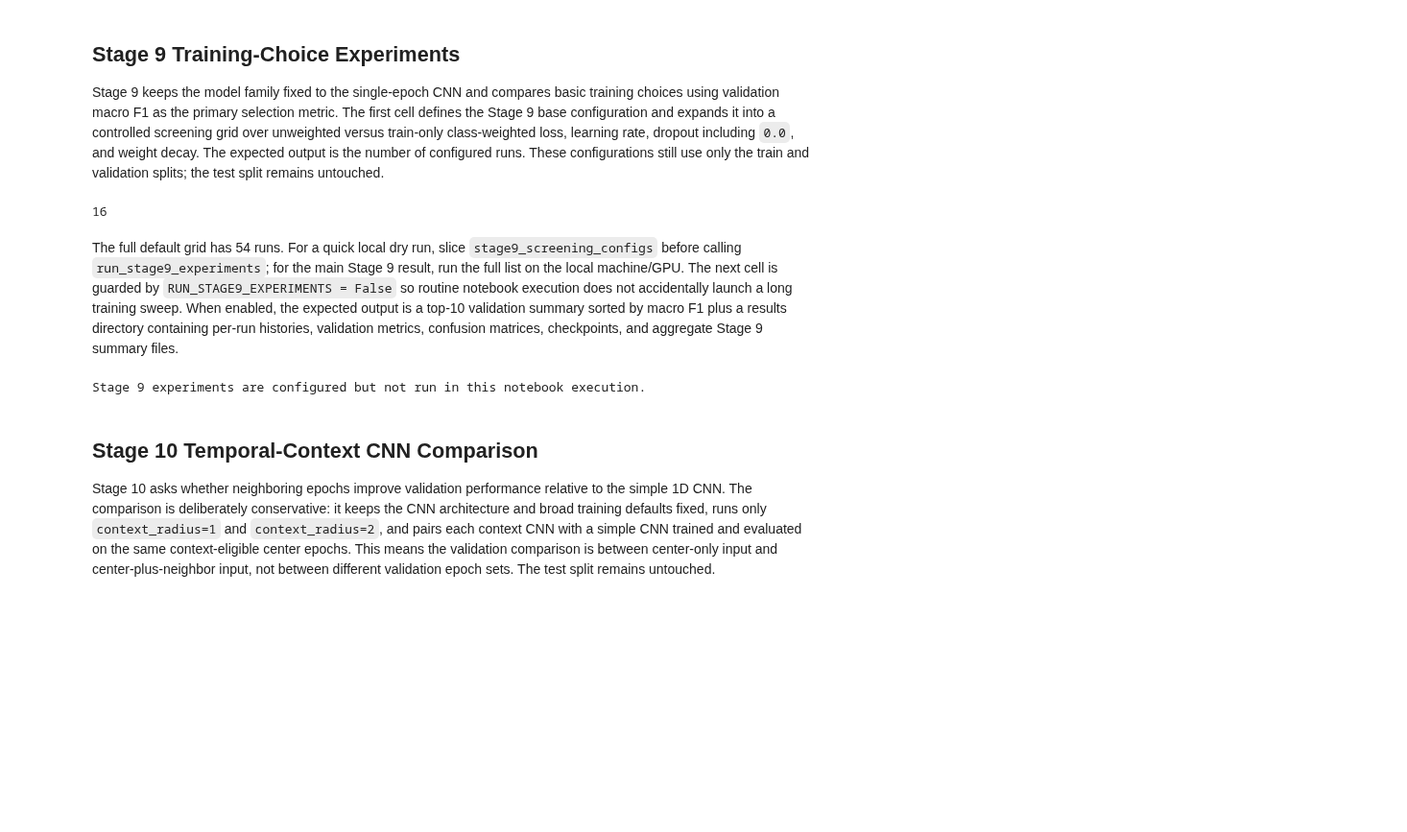
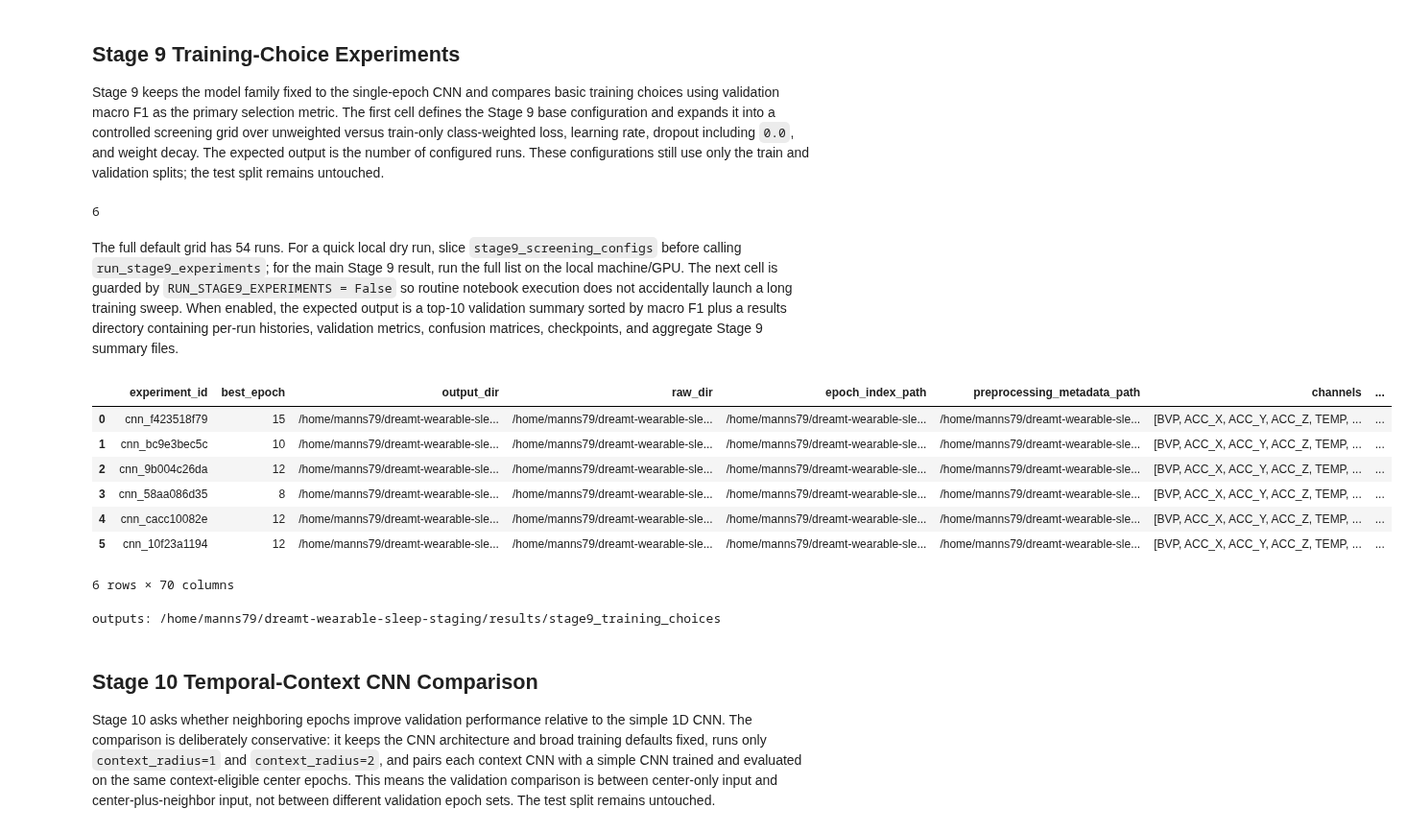
Before and after one commit to manns79/dreamt-wearable-sleep-staging, a Jupyter notebook: notebooks/04_cnn_training.ipynb, the cells around one changed output. Shown at 96% size. Cells and saved outputs as stored; diff of their text form; code cells hidden in the pictures; blank space fills up the shorter version.

Commit message:
Run single-epoch CNN training

```diff
--- a/notebooks/04_cnn_training.ipynb
+++ b/notebooks/04_cnn_training.ipynb
@@ -171,8 +171,8 @@ stage9_base_config = TrainConfig(
     output_dir=stage9_output_dir,
     channels=CHANNELS,
     batch_size=32,
-    epochs=12,
-    patience=3,
+    epochs=40,
+    patience=10,
     train_eval_interval=None,
     participant_array_cache_dir=array_cache_dir,
     max_train_participants=None,
@@ -182,31 +182,39 @@ stage9_base_config = TrainConfig(
 stage9_screening_configs = build_stage9_screening_configs(
     base_config=stage9_base_config,
     output_dir=stage9_output_dir,
-    learning_rates=(3e-4, 1e-3),
+    learning_rates=(1e-4, 3e-4, 1e-3),
     dropouts=(0.0, 0.10),
-    weight_decays=(0.0, 1e-4),
-    class_weighting_options=(False, True),
+    weight_decays=(0.0,),
+    class_weighting_options=(True,),
     batch_sizes=(32,),
 )
 len(stage9_screening_configs)
 # %% [output]
-16
+6
 # %% [markdown]
 The full default grid has 54 runs. For a quick local dry run, slice `stage9_screening_configs` before calling `run_stage9_experiments`; for the main Stage 9 result, run the full list on the local machine/GPU. The next cell is guarded by `RUN_STAGE9_EXPERIMENTS = False` so routine notebook execution does not accidentally launch a long training sweep. When enabled, the expected output is a top-10 validation summary sorted by macro F1 plus a results directory containing per-run histories, validation metrics, confusion matrices, checkpoints, and aggregate Stage 9 summary files.
 # %%
-RUN_STAGE9_EXPERIMENTS = False
+RUN_STAGE9_EXPERIMENTS = True
 
 if artifacts_available and RUN_STAGE9_EXPERIMENTS:
     stage9_summary = run_stage9_experiments(
         stage9_screening_configs,
         output_dir=stage9_output_dir,
     )
     display(stage9_summary.sort_values("macro_f1", ascending=False).head(10))
     print("outputs:", stage9_output_dir)
 else:
     print("Stage 9 experiments are configured but not run in this notebook execution.")
 # %% [output]
+|  | experiment_id | best_epoch | output_dir | raw_dir | epoch_index_path | preprocessing_metadata_path | channels | ... |
+| 0 | cnn_f423518f79 | 15 | /home/manns79/dreamt-wearable-sle... | /home/manns79/dreamt-wearable-sle... | /home/manns79/dreamt-wearable-sle... | /home/manns79/dreamt-wearable-sle... | [BVP, ACC_X, ACC_Y, ACC_Z, TEMP, ... | ... |
+| 1 | cnn_bc9e3bec5c | 10 | /home/manns79/dreamt-wearable-sle... | /home/manns79/dreamt-wearable-sle... | /home/manns79/dreamt-wearable-sle... | /home/manns79/dreamt-wearable-sle... | [BVP, ACC_X, ACC_Y, ACC_Z, TEMP, ... | ... |
+| 2 | cnn_9b004c26da | 12 | /home/manns79/dreamt-wearable-sle... | /home/manns79/dreamt-wearable-sle... | /home/manns79/dreamt-wearable-sle... | /home/manns79/dreamt-wearable-sle... | [BVP, ACC_X, ACC_Y, ACC_Z, TEMP, ... | ... |
+| 3 | cnn_58aa086d35 | 8 | /home/manns79/dreamt-wearable-sle... | /home/manns79/dreamt-wearable-sle... | /home/manns79/dreamt-wearable-sle... | /home/manns79/dreamt-wearable-sle... | [BVP, ACC_X, ACC_Y, ACC_Z, TEMP, ... | ... |
+| 4 | cnn_cacc10082e | 12 | /home/manns79/dreamt-wearable-sle... | /home/manns79/dreamt-wearable-sle... | /home/manns79/dreamt-wearable-sle... | /home/manns79/dreamt-wearable-sle... | [BVP, ACC_X, ACC_Y, ACC_Z, TEMP, ... | ... |
+| 5 | cnn_10f23a1194 | 12 | /home/manns79/dreamt-wearable-sle... | /home/manns79/dreamt-wearable-sle... | /home/manns79/dreamt-wearable-sle... | /home/manns79/dreamt-wearable-sle... | [BVP, ACC_X, ACC_Y, ACC_Z, TEMP, ... | ... |
-Stage 9 experiments are configured but not run in this notebook execution.
+6 rows × 70 columns
+outputs: /home/manns79/dreamt-wearable-sleep-staging/results/stage9_training_choices
 # %% [markdown]
 ## Stage 10 Temporal-Context CNN Comparison
 
```
Also changed, not shown: parts of 3 cells of this notebook.
